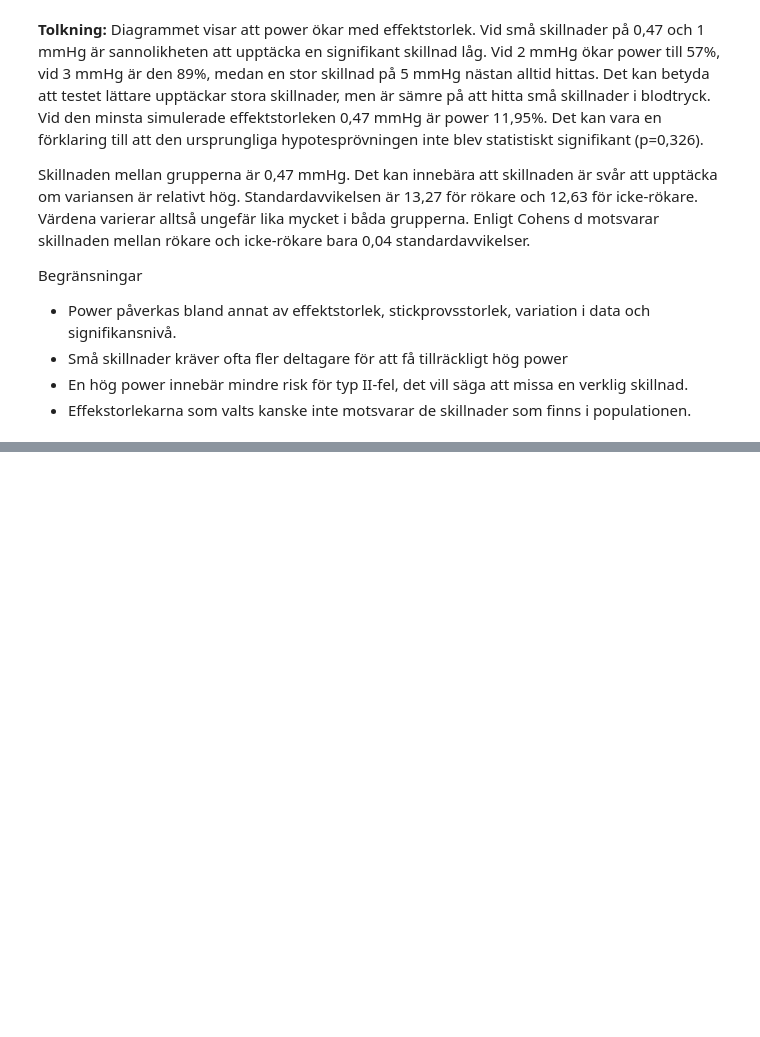
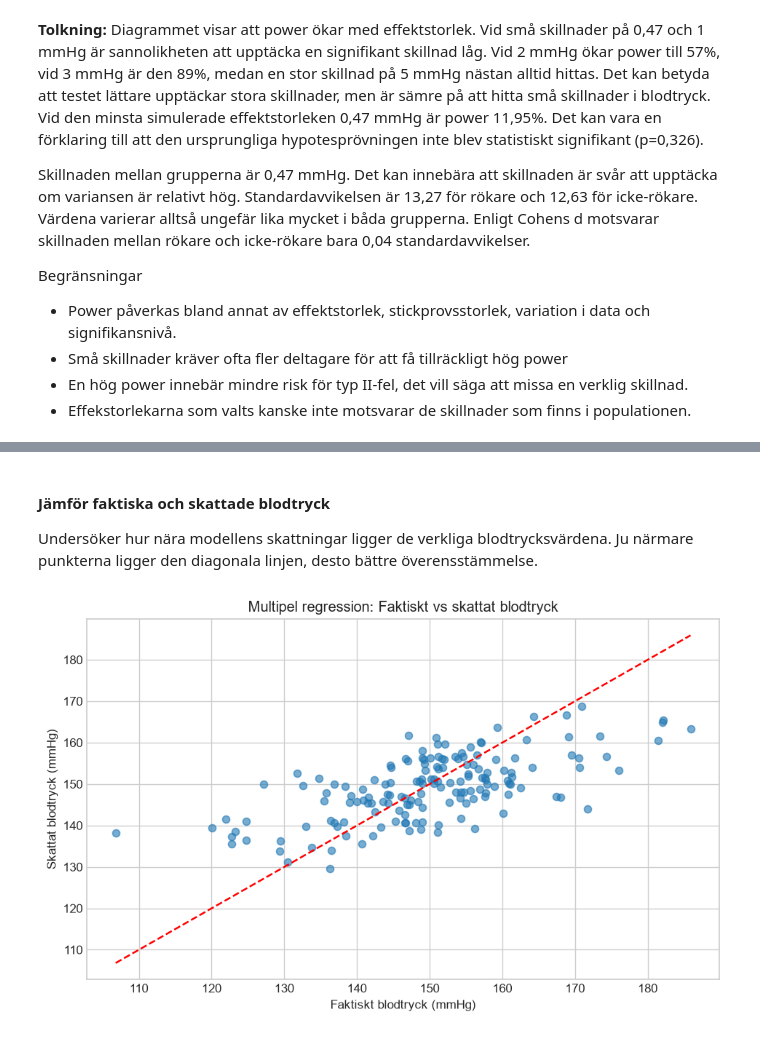
Before and after one commit to kape-code/health-study, a Jupyter notebook: report.ipynb, the cells around one changed output, grey strips where cells are left out. Cells and saved outputs as stored; diff of their text form; code cells hidden in the pictures; blank space fills up the shorter version.

```diff
--- a/report.ipynb
+++ b/report.ipynb
@@ -982,0 +1173,26 @@ Begränsningar
+# %% [markdown]
+#### Jämför faktiska och skattade blodtryck
+Undersöker hur nära modellens skattningar ligger de verkliga blodtrycksvärdena. Ju närmare punkterna ligger den diagonala linjen, desto bättre överensstämmelse.
+# %%
+plt.figure()
+
+plt.scatter(y_test_multi, pred_multi, alpha=0.6)
+
+# Referenslinje där skattat värde = faktiskt värde
+min_value = min(y_test_multi.min(), pred_multi.min())
+max_value = max(y_test_multi.max(), pred_multi.max())
+
+plt.plot(
+    [min_value, max_value],
+    [min_value, max_value],
+    color="red",
+    linestyle="--"
+)
+
+plt.xlabel("Faktiskt blodtryck (mmHg)")
+plt.ylabel("Skattat blodtryck (mmHg)")
+plt.title("Multipel regression: Faktiskt vs skattat blodtryck")
+plt.tight_layout()
+plt.show()
+# %% [output]
+[figure, added]
```
Also changed, not shown: parts of 34 cells of this notebook, 2 other files.
